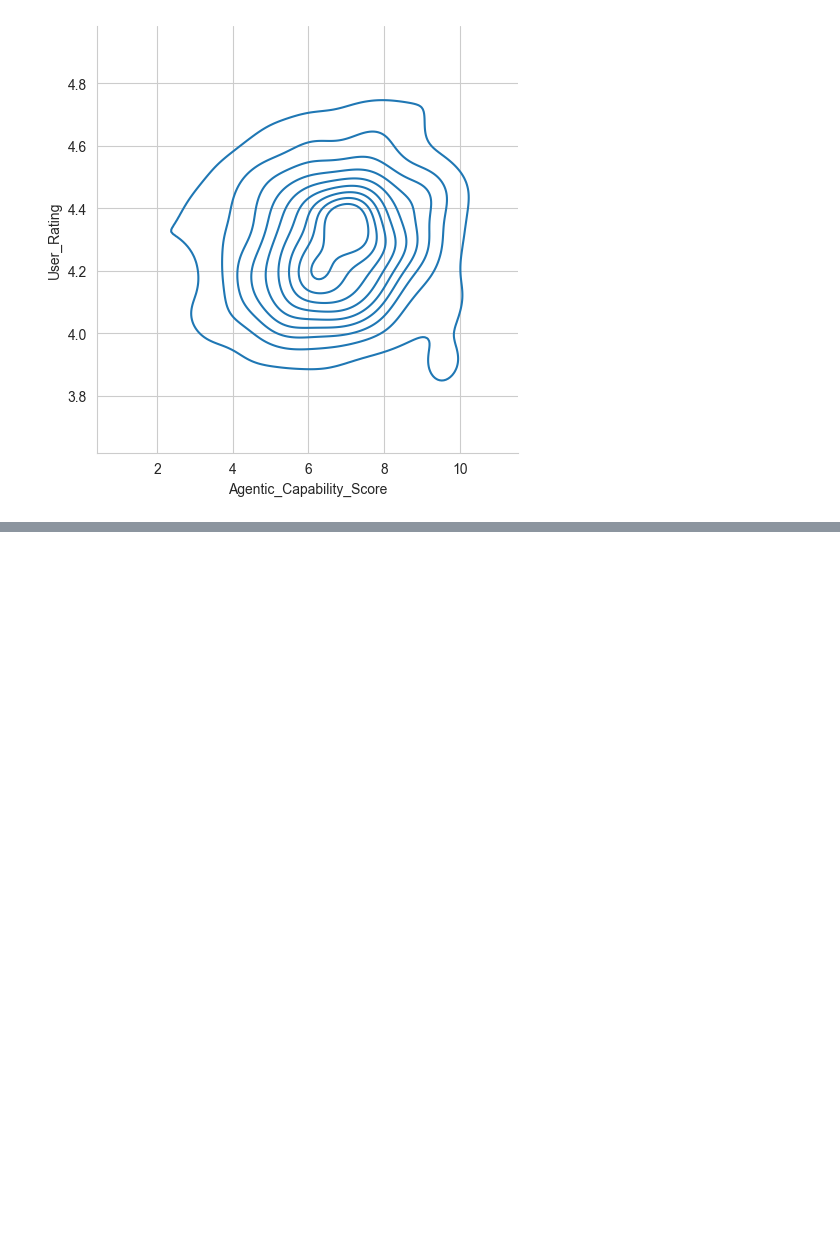
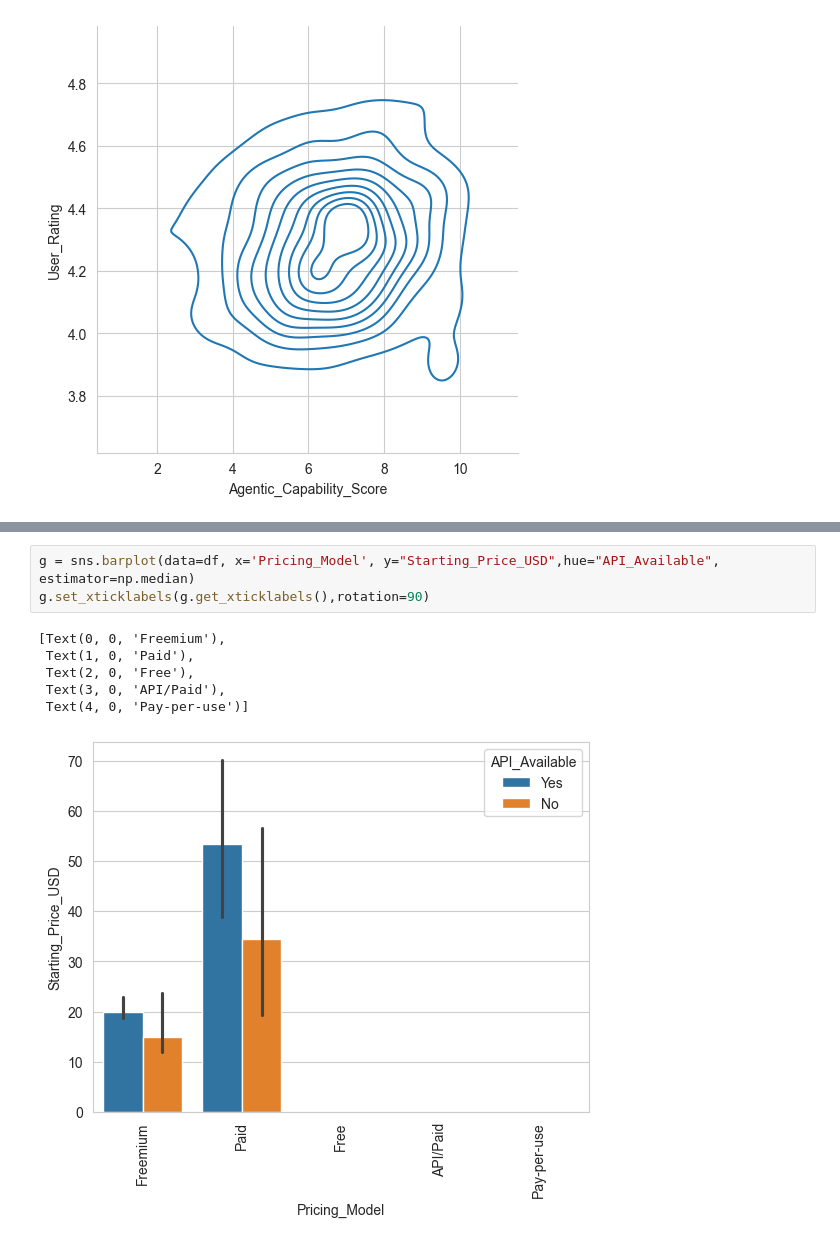
Before and after one commit to jhasan2026/MachineTrain_Lab, a Jupyter notebook: 4_Data_Analysis/2_EDA/2_Multi_Variate_analysis.ipynb, the cells around one changed output, grey strips where cells are left out. Drawn from its saved outputs; the diff is of its cells as text; blank space fills up the shorter version.

```diff
--- a/4_Data_Analysis/2_EDA/2_Multi_Variate_analysis.ipynb
+++ b/4_Data_Analysis/2_EDA/2_Multi_Variate_analysis.ipynb
@@ -86,0 +132,10 @@ sns.displot(kind='kde',data=df, x='Agentic_Capability_Score', y='User_Rating')
+# %%
+g = sns.barplot(data=df, x='Pricing_Model', y="Starting_Price_USD",hue="API_Available", estimator=np.median)
+g.set_xticklabels(g.get_xticklabels(),rotation=90)
+# %% [output]
+[Text(0, 0, 'Freemium'),
+ Text(1, 0, 'Paid'),
+ Text(2, 0, 'Free'),
+ Text(3, 0, 'API/Paid'),
+ Text(4, 0, 'Pay-per-use')]
+[figure, added]
```
Also changed, not shown: parts of 41 cells of this notebook, 12 other files.
